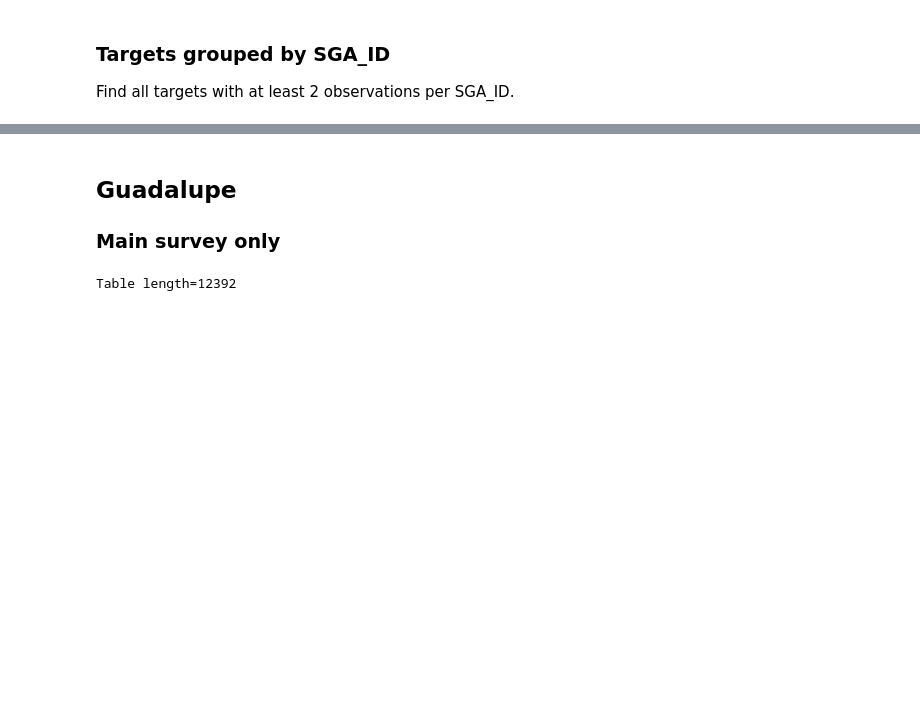
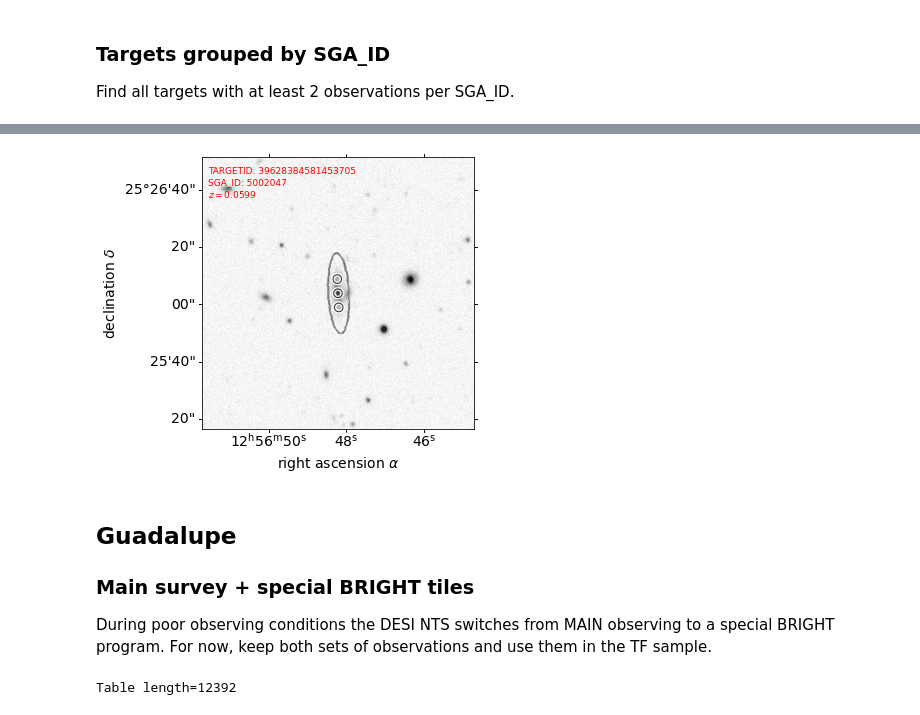
Before and after one commit to desihub/timedomain, a Jupyter notebook: pvsurvey/redux_selections.ipynb, the cells around one changed output, grey strips where cells are left out. Cells and saved outputs as stored; diff of their text form; code cells hidden in the pictures; blank space fills up the shorter version.

```diff
--- a/pvsurvey/redux_selections.ipynb
+++ b/pvsurvey/redux_selections.ipynb
@@ -214,4 +306,0 @@ ax.legend(fontsize=12, loc='upper right');
-# %%
-select = np.in1d(tfuji['SGA_ID'], _ids_goodz[_counts_goodz > 1]) & isgoodz
-tfuji_tf = tfuji[select].group_by('SGA_ID')
-tfuji_tf
@@ -297,7 +320,59 @@ with tqdm_notebook(total=N) as progress_bar:
+# %%
+sga_ids = np.unique(tfuji_tf['SGA_ID'])
+N = len(sga_ids)
+
+with tqdm_notebook(total=N) as progress_bar:
+    for i, sga_id in enumerate(sga_ids):
+        progress_bar.update(1)
+
+        tab = tfuji_tf[tfuji_tf['SGA_ID']==sga_id]
+
+        # Grab TARGETIDs starting with 3, which is probably the MAIN (SGA) target.
+        digits = firstdigit(tab['TARGETID'])
+        if np.any(digits == 3):
+            maintargetids = np.unique(tab['TARGETID'][digits==3].value)
+        else:
+            continue
+
+        # For now, just grab the first TARGETID in the list that is assumed to be the galaxy center
+        maintargetid = maintargetids[0]
+        mainobs = tab[tab['TARGETID']==maintargetid][0]
+        ra, dec, z = [mainobs[_] for _ in ['RA', 'DEC', 'Z']]
+
+        # Download the corresponding image file.
+        npix=380
+        img_file, img_wcs = get_cutout(maintargetid, ra=ra, dec=dec, width=npix, height=npix, verbose=False)
+        img = plt.imread(img_file)
+        img = img[:, :, :3].mean(axis=2)
+
+        # Draw the object and the positions of all observations.
+        fig = plt.figure(num=1, figsize=(6.5,5), clear=True)
+        ax1 = fig.add_subplot(111, projection=img_wcs)
+        ax1.imshow(np.flip(img**1.7, axis=0), cmap='gray_r')
+        ax1.set(xlabel=r'right ascension $\alpha$',
+                ylabel=r'declination $\delta$')
+        ax1.text(int(0.02*npix), int(0.85*npix),
+                 'TARGETID: {}\nSGA_ID: {}\n$z={{{:.4f}}}$'.format(maintargetid, sga_id, z),
+                 fontsize=9,
+                 color='red')
+
+        for obs in tab:
+            ra, dec = [obs[_] for _ in ['RA', 'DEC']]
+            for color, lw in zip(['white', 'black'], [4, 1]):
+                r = SphericalCircle((ra*u.deg, dec*u.deg), 1.5*u.arcsec,
+                                 edgecolor=color, facecolor='none', alpha=0.8, lw=lw, ls='-',
+                                 transform=ax1.get_transform('icrs'))
+                ax1.add_patch(r)
+
+        fig.savefig(f'_cache/pv_tv_fuji_{maintargetid}.png', dpi=120)
+# %% [output]
+[figure, added]
 # %% [markdown]
 ## Guadalupe
 
-### Main survey only
+### Main survey + special BRIGHT tiles
+
+During poor observing conditions the DESI NTS switches from MAIN observing to a special BRIGHT program. For now, keep both sets of observations and use them in the TF sample.
 # %%
 tguad = Table.read('/global/project/projectdirs/desi/science/td/pv/desi_pv_tf_guadalupe_healpix.fits')
 tguad = unique(tguad[tguad['SURVEY']=='main'])
```
Also changed, not shown: parts of 44 cells of this notebook.
